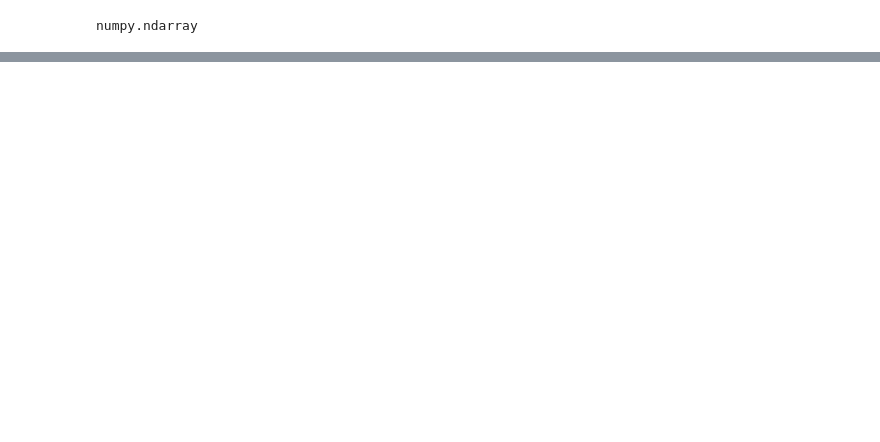
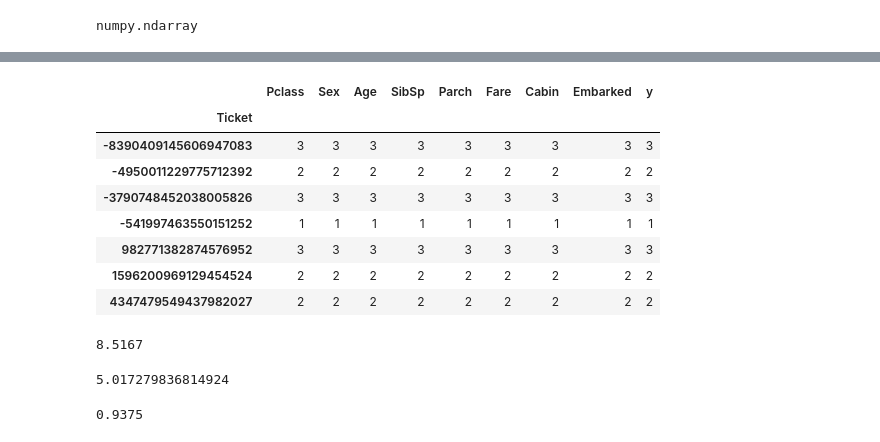
Before and after one commit to Stan402/Kaggle-competitions, a Jupyter notebook: Titanic/Nearest_Neighbor.ipynb, the cells around one changed output, grey strips where cells are left out. Drawn from its saved outputs; the diff is of its cells as text; code cells hidden in the pictures; blank space fills up the shorter version.

```diff
--- a/Titanic/Nearest_Neighbor.ipynb
+++ b/Titanic/Nearest_Neighbor.ipynb
@@ -185,0 +229,4 @@ array([[0.82210502, 0.17789498],
+# %%
+clf2 = KNeighborsClassifier(n_neighbors=11, weights='distance', algorithm='brute', metric=lambda a,b: metric2(a,b,[5.0, 0.1, 10.0, 3.0]))
+clf2.fit(X1_train, y_train)
+clf2.score(X1_test, y_test)
@@ -185,0 +235,14 @@ array([[0.82210502, 0.17789498],
+# %%
+start = time.clock()
+metricParams = [lambda a,b: metric1(a,b,[5.0, 0.1, 10.0, 3.0])]
+knn = KNeighborsClassifier(algorithm='brute', metric=lambda a,b: metric2(a,b,[5.0, 0.1, 10.0, 3.0]))
+parameters ={'n_neighbors': range(9,14), 'weights': ['uniform', 'distance']}
+clf3 = GridSearchCV(knn, parameters, cv=5)
+clf3.fit(X1_train, y_train)
+means = clf3.cv_results_['mean_test_score']
+stds = clf3.cv_results_['std_test_score']
+for mean, std, params in zip(means, stds, clf3.cv_results_['params']):
+    print("%0.3f (+/-%0.03f) for %r" % (mean, std * 2, params))
+print('Best parameters:', clf3.best_params_)
+print(clf3.best_score_, accuracy_score(y_test, clf3.predict(X1_test)))
+print('time spent: %.2f minutes' % ((time.clock() - start)/60))
@@ -185,0 +265,11 @@ array([[0.82210502, 0.17789498],
+# %%
+XY_train = X1_train.copy()
+XY_train['y'] = y_train
+XY_test = X1_test.copy()
+XY_test['y'] = y_test
+# %%
+XY_ch_train = XY_train[(XY_train['Age'] < 11) & (XY_train['Age'] > 0)].copy()
+XY_ch_test = XY_test[(XY_test['Age'] < 11) & (XY_test['Age'] > 0)].copy()
+XY_ad_train = XY_train[(XY_train['Age'] >= 11) | (XY_train['Age'] == 0)].copy()
+XY_ad_test = XY_test[(XY_test['Age'] >= 11) | (XY_test['Age'] == 0)].copy()
+XY_ch_train.shape, XY_ch_test.shape
@@ -185,0 +306,20 @@ array([[0.82210502, 0.17789498],
+# %%
+XY_ch_train[XY_ch_train['SibSp'] > 2].groupby('Ticket').count()
+# %% [output]
+|  | Pclass | Sex | Age | SibSp | Parch | Fare | Cabin | Embarked | y |
+| Ticket |  |  |  |  |  |  |  |  |  |
+| -8390409145606947083 | 3 | 3 | 3 | 3 | 3 | 3 | 3 | 3 | 3 |
+| -4950011229775712392 | 2 | 2 | 2 | 2 | 2 | 2 | 2 | 2 | 2 |
+| -3790748452038005826 | 3 | 3 | 3 | 3 | 3 | 3 | 3 | 3 | 3 |
+| -541997463550151252 | 1 | 1 | 1 | 1 | 1 | 1 | 1 | 1 | 1 |
+| 982771382874576952 | 3 | 3 | 3 | 3 | 3 | 3 | 3 | 3 | 3 |
+| 1596200969129454524 | 2 | 2 | 2 | 2 | 2 | 2 | 2 | 2 | 2 |
+| 4347479549437982027 | 2 | 2 | 2 | 2 | 2 | 2 | 2 | 2 | 2 |
+# %%
+XY_ch_train['Fare'].min()
+# %% [output]
+8.5167
+# %%
+safeLog(151)
+# %% [output]
+5.017279836814924
@@ -185,0 +357,6 @@ array([[0.82210502, 0.17789498],
+# %%
+clf_ch1 = KNeighborsClassifier(n_neighbors=11, weights='distance', algorithm='brute', metric=lambda a,b: metricChild(a,b))
+clf_ch1.fit(X_ch_train, y_ch_train)
+clf_ch1.score(X_ch_test, y_ch_test)
+# %% [output]
+0.9375
```
Also changed, not shown: parts of 37 cells of this notebook, 7 other files.
